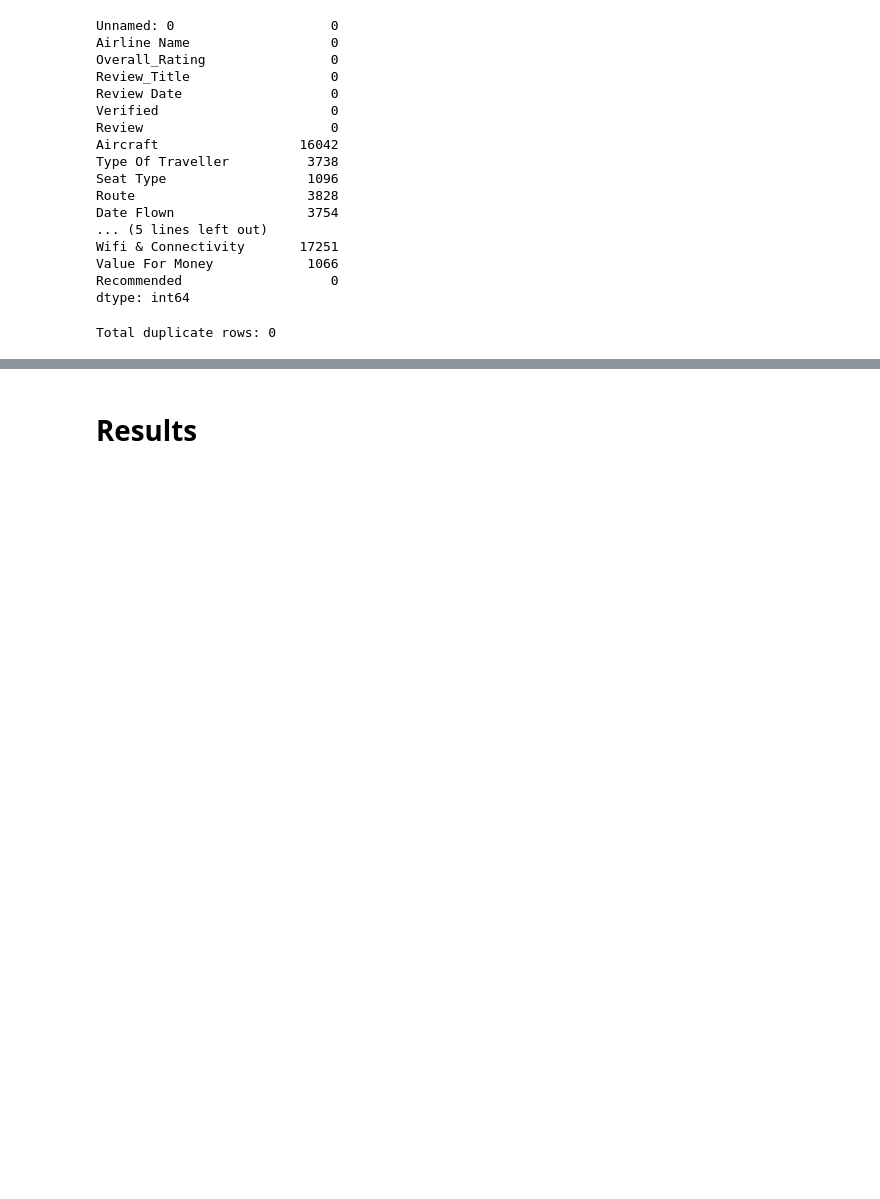
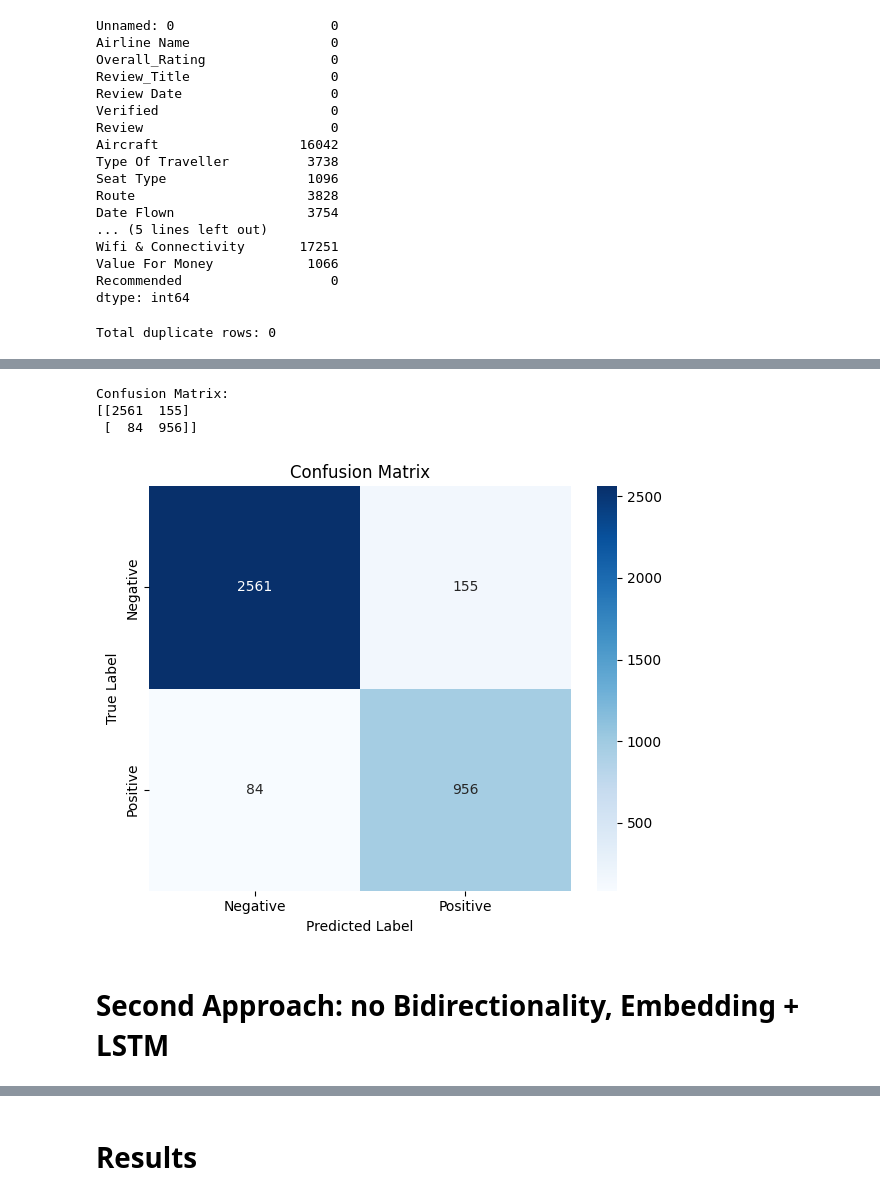
Before and after one commit to andr3w1699/Intelligent_System_for_Pattern_Recognition, a Jupyter notebook: Assignement3.ipynb, the cells around one changed output, grey strips where cells are left out. Saved outputs shown, nothing was run; the diff lists cells and outputs as text; code cells hidden in the pictures; blank space fills up the shorter version.

```diff
--- a/Assignement3.ipynb
+++ b/Assignement3.ipynb
@@ -432,0 +145,3 @@ Test Accuracy: 0.9026
+# %%
+df['Overall_Rating'] = df['Overall_Rating'].astype(int)
+print(df['Overall_Rating'].dtype)
@@ -432,0 +275,6 @@ Test Accuracy: 0.9026
+# %%
+# Encode labels
+# Initialize a label encoder to convert categorical sentiment labels (e.g., "positive", "negative") into integers.
+label_encoder = LabelEncoder()
+# Fit the label encoder on the 'Sentiment' column and transform the labels to numeric values.
+labels = label_encoder.fit_transform(df['Sentiment'])
@@ -432,0 +381,16 @@ Test Accuracy: 0.9026
+# %%
+# Predict probabilities (sigmoid output between 0 and 1)
+y_pred_probs = model.predict(X_test)
+# Convert probabilities to binary class labels (0 or 1)
+y_pred = (y_pred_probs > 0.5).astype("int32").flatten()
+
+print("\nClassification Report:")
+print(classification_report(y_test, y_pred, target_names=label_encoder.classes_))
+
+precision = precision_score(y_test, y_pred, average='macro')
+recall = recall_score(y_test, y_pred, average='macro')
+f1 = f1_score(y_test, y_pred, average='macro')
+
+print(f"\nMacro Precision: {precision:.4f}")
+print(f"Macro Recall:    {recall:.4f}")
+print(f"Macro F1-score:  {f1:.4f}")
@@ -432,0 +414,26 @@ Test Accuracy: 0.9026
+# %%
+# compute and print the confusion matrix
+cm = confusion_matrix(y_test, y_pred)
+print("\nConfusion Matrix:")
+print(cm)
+# %% [output]
+Confusion Matrix:
+[[2561  155]
+ [  84  956]]
+# %%
+# Optional: Define class labels (e.g., "Negative" and "Positive")
+labels = label_encoder.classes_  # or manually: labels = ['Negative', 'Positive']
+
+# Plot using seaborn
+plt.figure(figsize=(6, 5))
+sns.heatmap(cm, annot=True, fmt='d', cmap='Blues', xticklabels=labels, yticklabels=labels)
+
+plt.xlabel('Predicted Label')
+plt.ylabel('True Label')
+plt.title('Confusion Matrix')
+plt.tight_layout()
+plt.show()
+# %% [output]
+[figure, added]
+# %% [markdown]
+# Second Approach: no Bidirectionality, Embedding + LSTM
```
Also changed, not shown: parts of 61 cells of this notebook.
